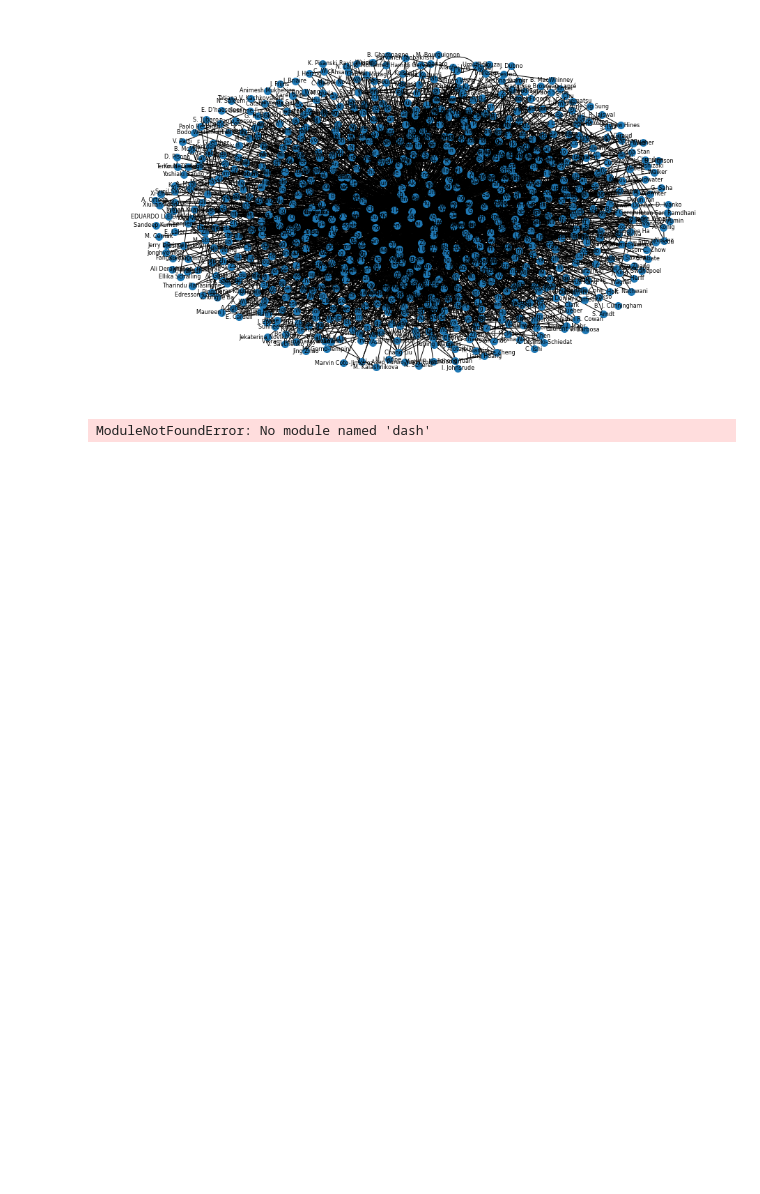
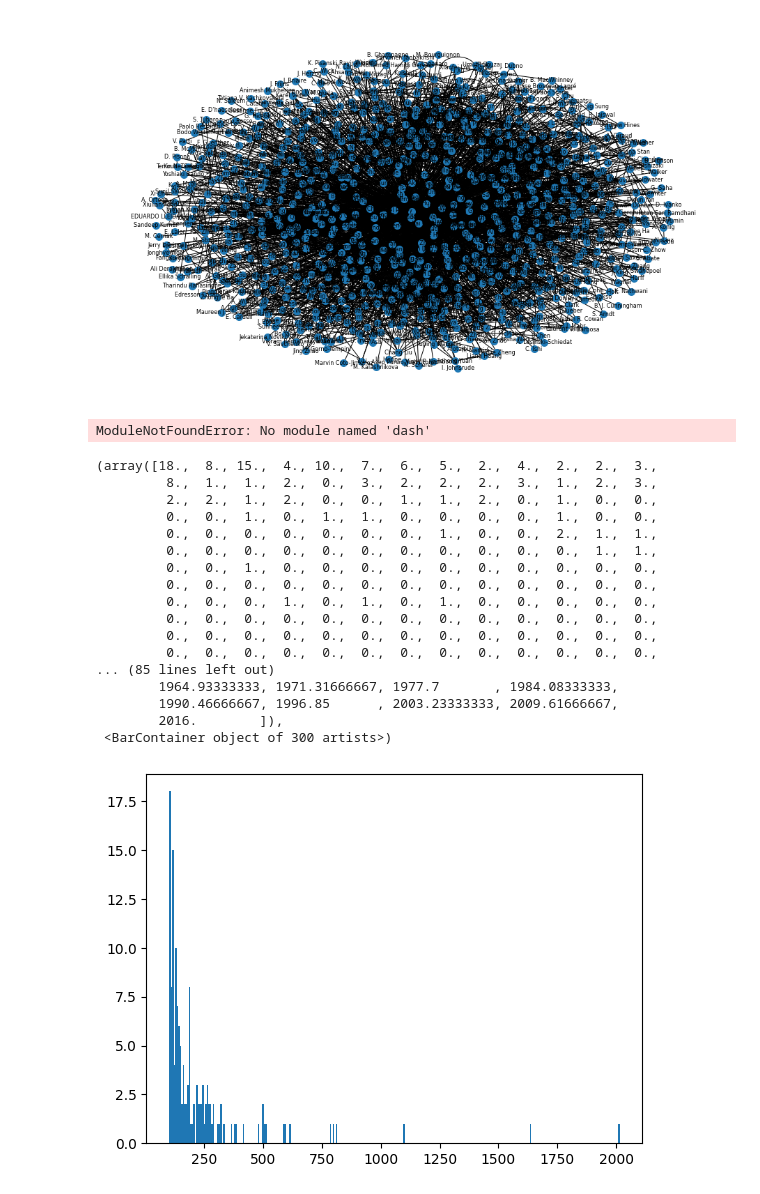
Before and after one commit to linyueqian/Speech-research-trend-vis, a Jupyter notebook: network/vis_network.ipynb, the cells around one changed output. Cells and saved outputs as stored; diff of their text form; code cells hidden in the pictures; blank space fills up the shorter version.

```diff
--- a/network/vis_network.ipynb
+++ b/network/vis_network.ipynb
@@ -172,3 +172,35 @@ if __name__ == '__main__':
     app.run_server(debug=True)
 # %% [output]
 ModuleNotFoundError: No module named 'dash'
+# %%
+import pandas as pd
+import matplotlib.pyplot as plt
+import numpy as np
+
+# Read CSV file and extract author names
+data=pd.read_csv('../result4.csv', usecols=['Paper Citation Count']).dropna()
+# to hist
+# log the data
+# avoid not finite
+data = data[data['Paper Citation Count'] > 100]
+# data['Paper Citation Count'] = np.log10(data['Paper Citation Count'])
+plt.hist(data['Paper Citation Count'], bins=300)
+# %% [output]
+(array([18.,  8., 15.,  4., 10.,  7.,  6.,  5.,  2.,  4.,  2.,  2.,  3.,
+         8.,  1.,  1.,  2.,  0.,  3.,  2.,  2.,  2.,  3.,  1.,  2.,  3.,
+         2.,  2.,  1.,  2.,  0.,  0.,  1.,  1.,  2.,  0.,  1.,  0.,  0.,
+         0.,  0.,  1.,  0.,  1.,  1.,  0.,  0.,  0.,  0.,  1.,  0.,  0.,
+         0.,  0.,  0.,  0.,  0.,  0.,  0.,  1.,  0.,  0.,  2.,  1.,  1.,
+         0.,  0.,  0.,  0.,  0.,  0.,  0.,  0.,  0.,  0.,  0.,  1.,  1.,
+         0.,  0.,  1.,  0.,  0.,  0.,  0.,  0.,  0.,  0.,  0.,  0.,  0.,
+         0.,  0.,  0.,  0.,  0.,  0.,  0.,  0.,  0.,  0.,  0.,  0.,  0.,
+         0.,  0.,  0.,  1.,  0.,  1.,  0.,  1.,  0.,  0.,  0.,  0.,  0.,
+         0.,  0.,  0.,  0.,  0.,  0.,  0.,  0.,  0.,  0.,  0.,  0.,  0.,
+         0.,  0.,  0.,  0.,  0.,  0.,  0.,  0.,  0.,  0.,  0.,  0.,  0.,
+         0.,  0.,  0.,  0.,  0.,  0.,  0.,  0.,  0.,  0.,  0.,  0.,  0.,
+... (85 lines left out)
+        1964.93333333, 1971.31666667, 1977.7       , 1984.08333333,
+        1990.46666667, 1996.85      , 2003.23333333, 2009.61666667,
+        2016.        ]),
+ <BarContainer object of 300 artists>)
+[figure, added]
```
Also changed, not shown: parts of 1 cell of this notebook, 1 other file.
